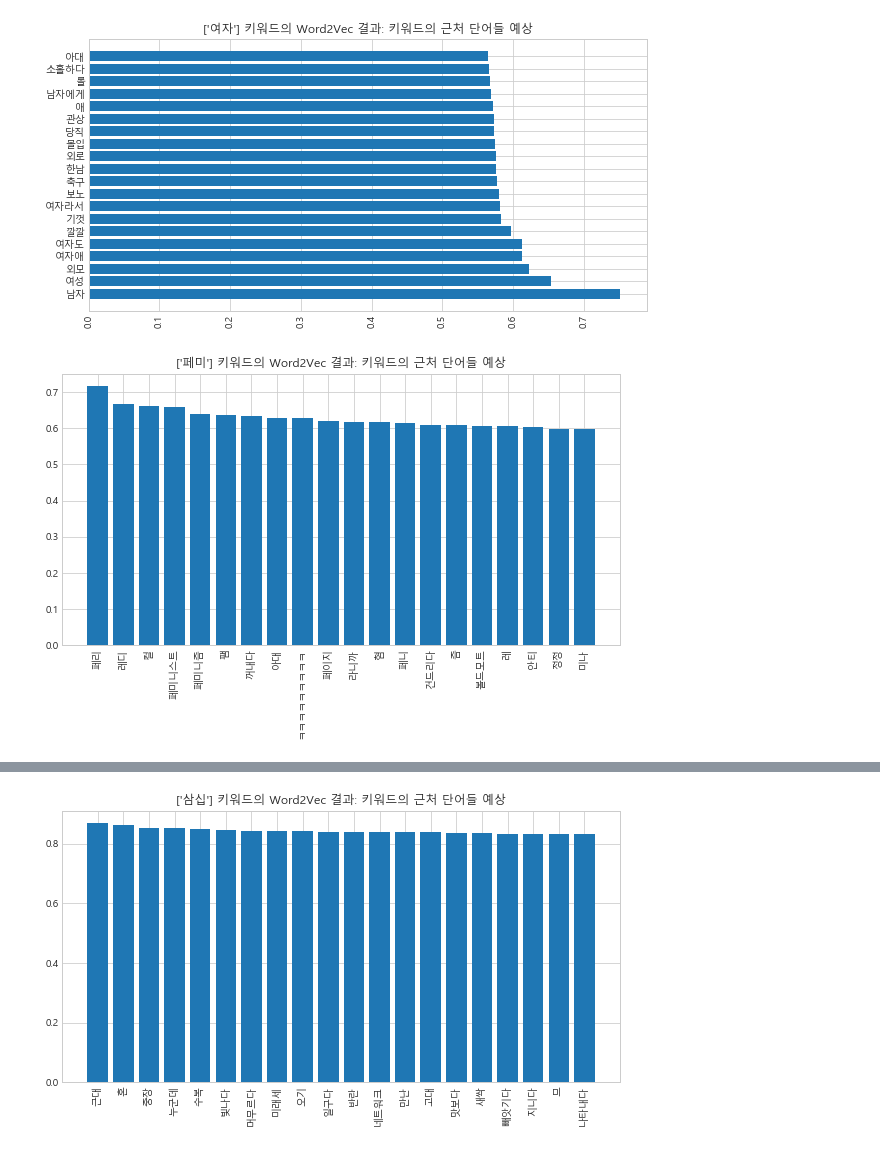
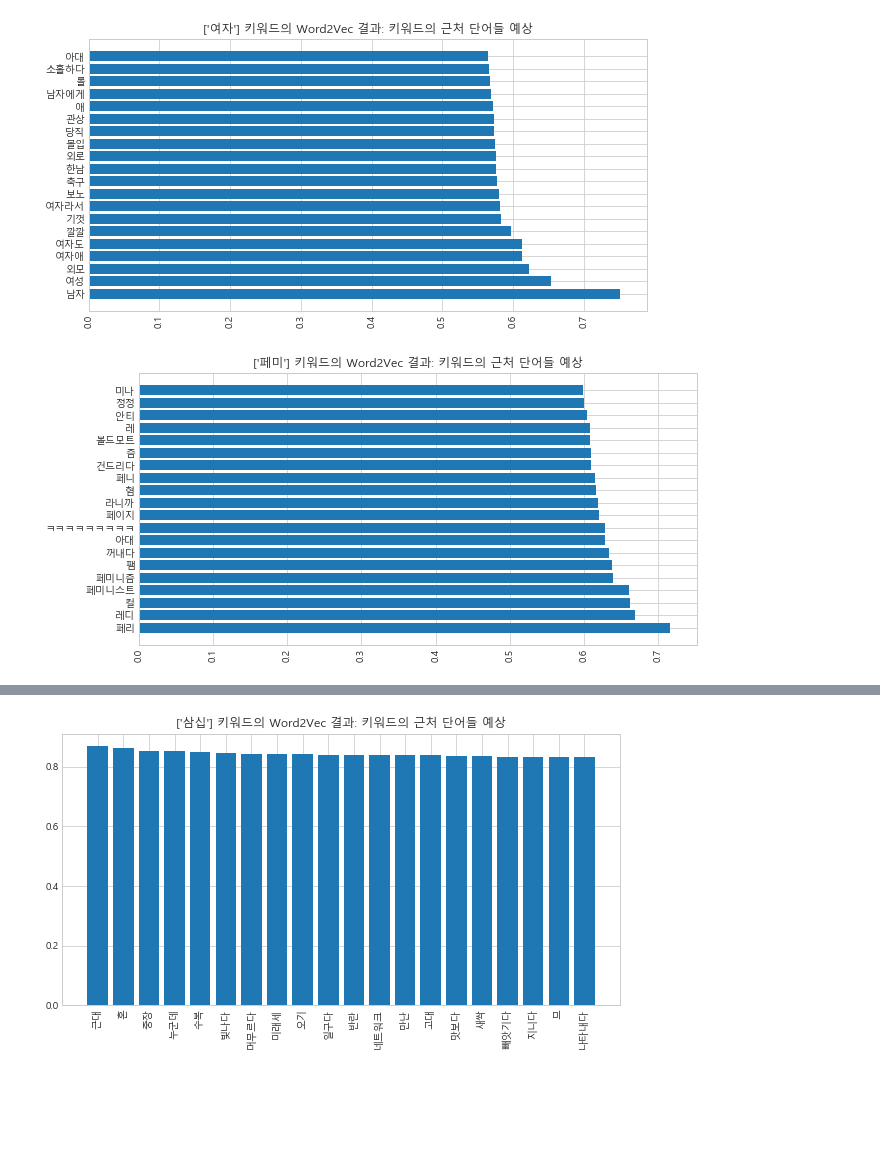
Before and after one commit to yubbb/FinalProject, a Jupyter notebook: 4.7보궐선거_분석/word2vector/2030데이터_word2vec.ipynb, the cells around one changed output, grey strips where cells are left out. Cells and saved outputs as stored; diff of their text form; code cells hidden in the pictures; blank space fills up the shorter version.

```diff
--- a/4.7보궐선거_분석/word2vector/2030데이터_word2vec.ipynb
+++ b/4.7보궐선거_분석/word2vector/2030데이터_word2vec.ipynb
@@ -209,13 +209,13 @@ plt.show()
 # %%
 keywords = ['페미']
 result = np.array(model.wv.most_similar( positive=keywords , topn=20))
 tmp = [float(i) for i in result[:,1] ]
-plt.bar( result[:,0], tmp )
+plt.barh( result[:,0], tmp )
 plt.xticks(rotation=90)
 plt.title(f'{keywords} 키워드의 Word2Vec 결과: 키워드의 근처 단어들 예상')
 plt.show()
 # %% [output]
-[figure, old version]
+[figure, new version]
 # %%
 keywords = ['이십']
 result = np.array(model.wv.most_similar( positive=keywords , topn=20))
```
Also changed, not shown: parts of 1 cell of this notebook, 7 other files.
